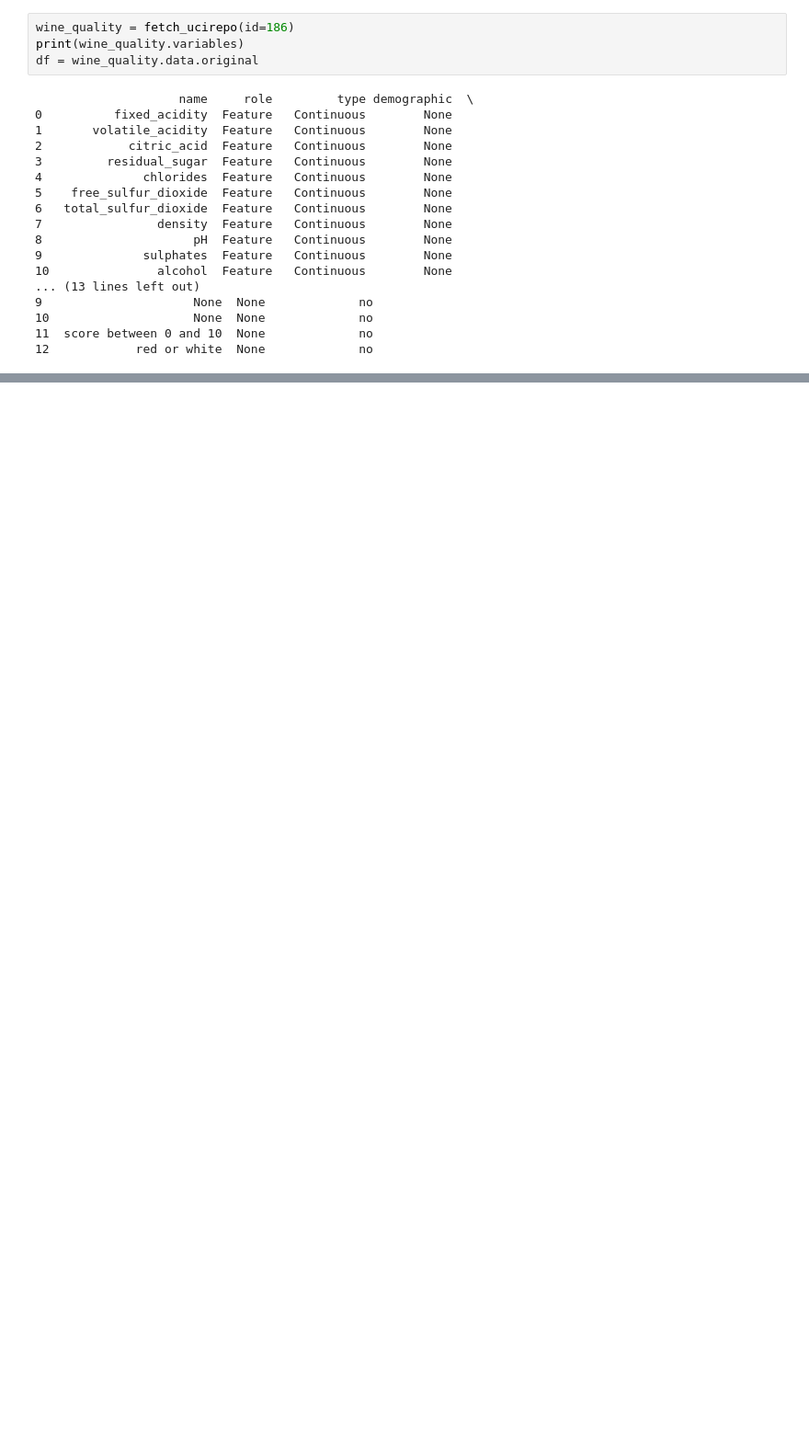
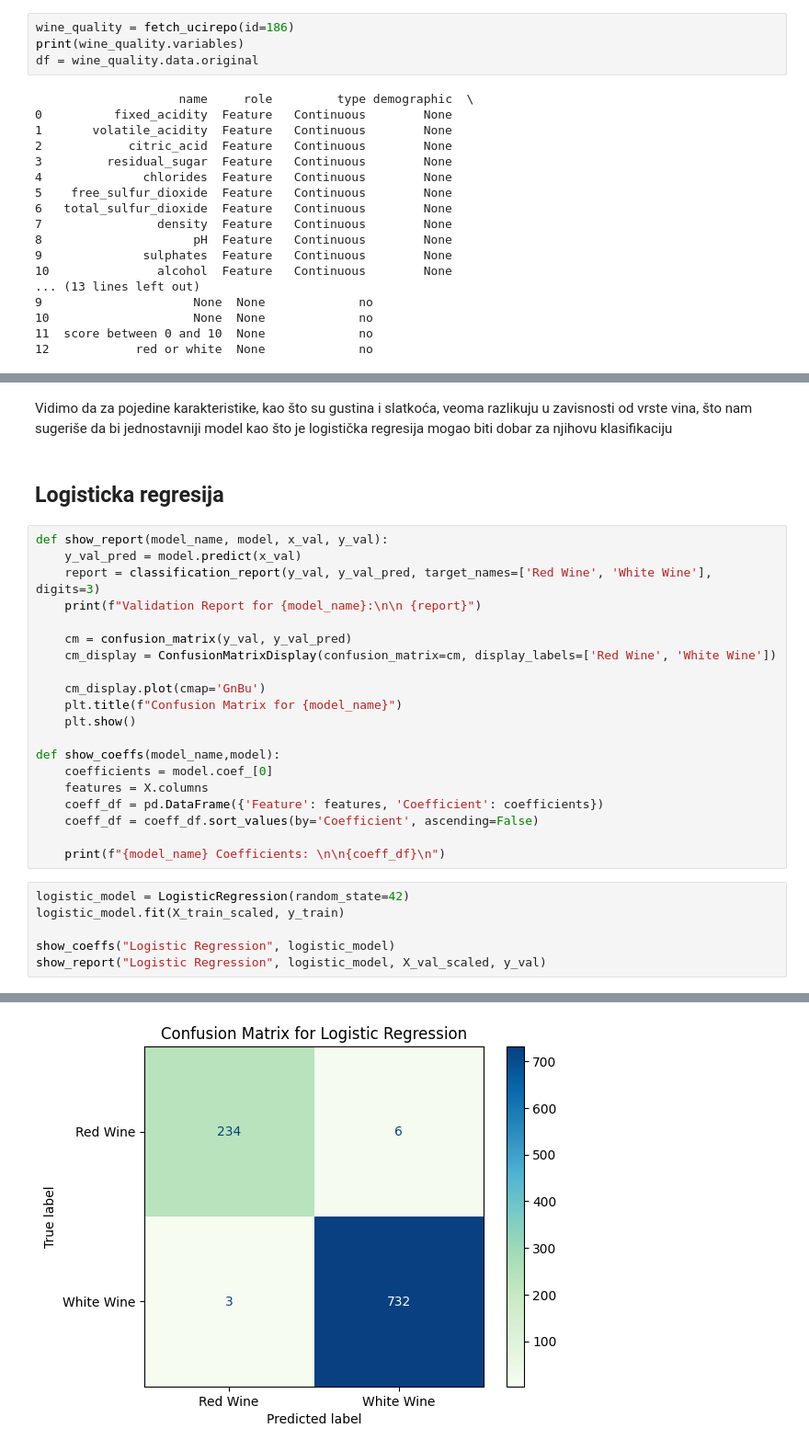
Before and after one commit to isidora00/ML_StudyBuddy, a Jupyter notebook: classification.ipynb, the cells around one changed output, grey strips where cells are left out. Shown at 92% size. Cells and saved outputs as stored; diff of their text form; blank space fills up the shorter version.

```diff
--- a/classification.ipynb
+++ b/classification.ipynb
@@ -475,0 +92,31 @@ dtype: float64
+# %% [markdown]
+Vidimo da za pojedine karakteristike, kao što su gustina i slatkoća, veoma razlikuju u zavisnosti od vrste vina, što nam sugeriše da bi jednostavniji model kao što je logistička regresija mogao biti dobar za njihovu klasifikaciju
+# %% [markdown]
+## Logisticka regresija
+# %%
+def show_report(model_name, model, x_val, y_val):
+    y_val_pred = model.predict(x_val)
+    report = classification_report(y_val, y_val_pred, target_names=['Red Wine', 'White Wine'], digits=3)
+    print(f"Validation Report for {model_name}:\n\n {report}")
+
+    cm = confusion_matrix(y_val, y_val_pred)
+    cm_display = ConfusionMatrixDisplay(confusion_matrix=cm, display_labels=['Red Wine', 'White Wine'])
+
+    cm_display.plot(cmap='GnBu')
+    plt.title(f"Confusion Matrix for {model_name}")
+    plt.show()
+
+def show_coeffs(model_name,model):
+    coefficients = model.coef_[0]
+    features = X.columns
+    coeff_df = pd.DataFrame({'Feature': features, 'Coefficient': coefficients})
+    coeff_df = coeff_df.sort_values(by='Coefficient', ascending=False)
+
+    print(f"{model_name} Coefficients: \n\n{coeff_df}\n")
+# %%
+logistic_model = LogisticRegression(random_state=42)
+logistic_model.fit(X_train_scaled, y_train)
+
+show_coeffs("Logistic Regression", logistic_model)
+show_report("Logistic Regression", logistic_model, X_val_scaled, y_val)
+# %% [output]
@@ -475,0 +140 @@ dtype: float64
+[figure, added]
```
Also changed, not shown: parts of 49 cells of this notebook.
